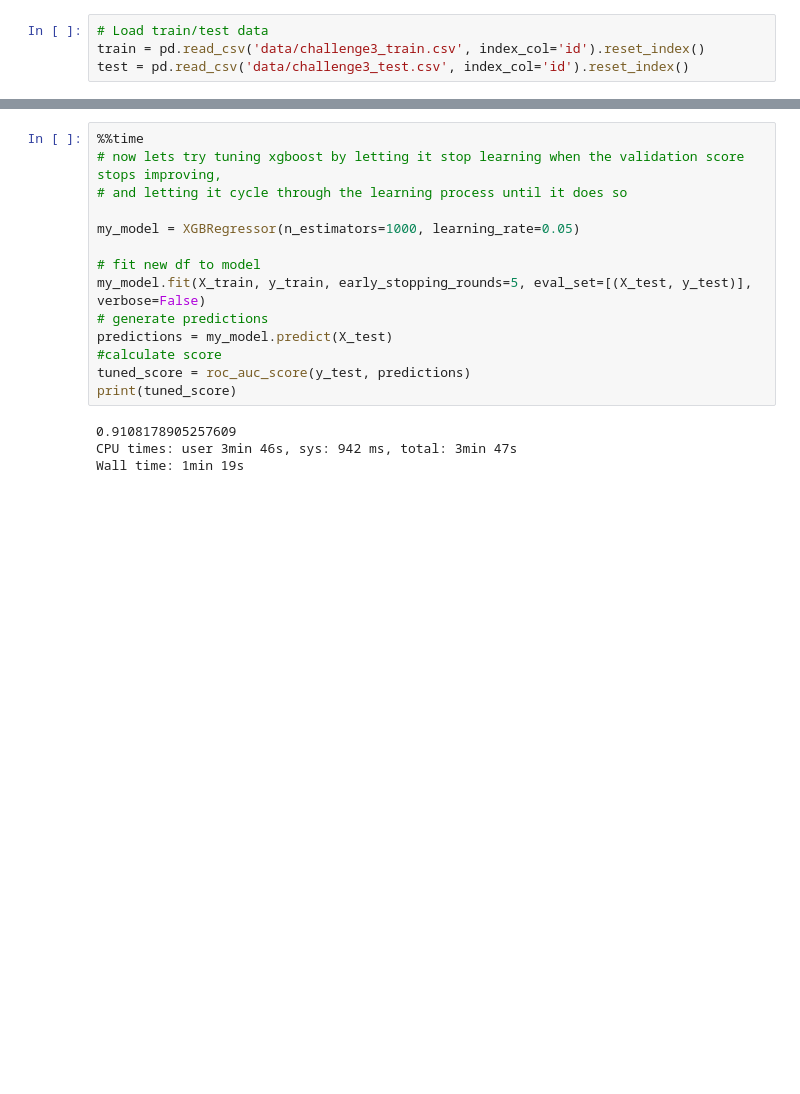
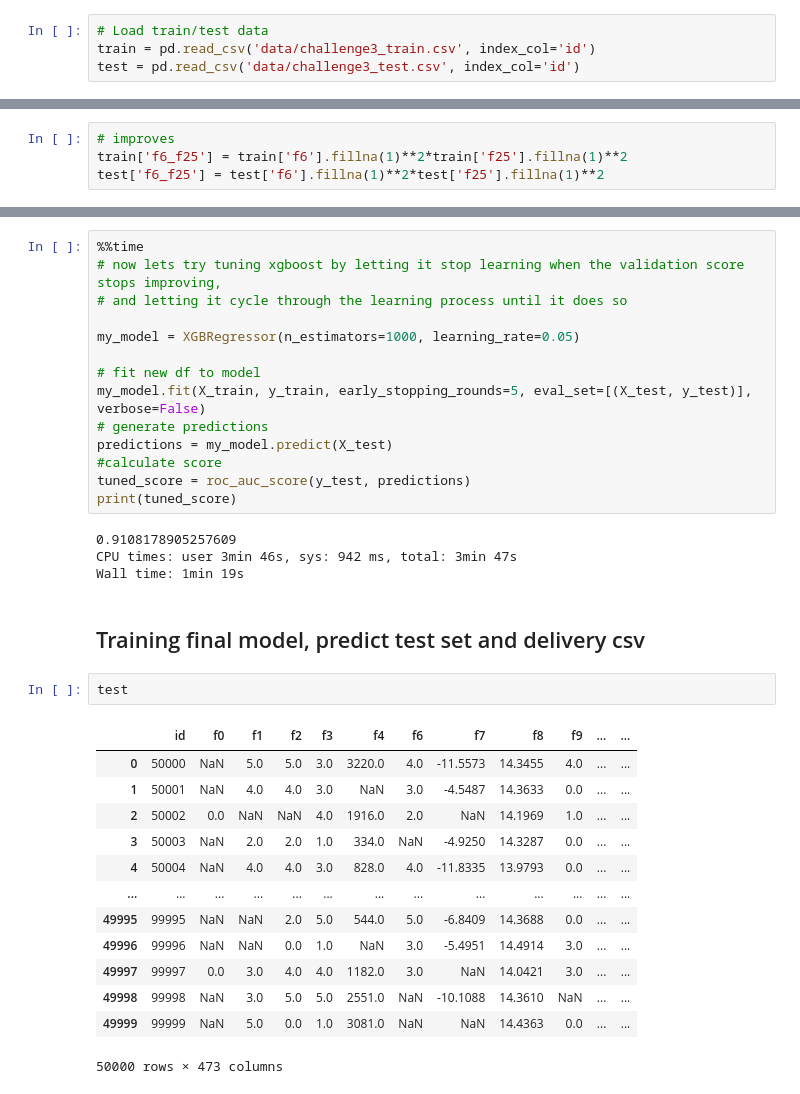
Before and after one commit to oyvindsam/mikkel-og-oyvind, a Jupyter notebook: 477631_short.ipynb, the cells around one changed output, grey strips where cells are left out. Drawn from its saved outputs; the diff is of its cells as text; blank space fills up the shorter version.

```diff
--- a/477631_short.ipynb
+++ b/477631_short.ipynb
@@ -17,8 +17,8 @@ from category_encoders import TargetEncoder
 from xgboost import XGBRegressor
 # %%
 # Load train/test data
-train = pd.read_csv('data/challenge3_train.csv', index_col='id').reset_index()
-test = pd.read_csv('data/challenge3_test.csv', index_col='id').reset_index()
+train = pd.read_csv('data/challenge3_train.csv', index_col='id')
+test = pd.read_csv('data/challenge3_test.csv', index_col='id')
 # %%
 # Helper lists for column types
 features_bin = ['f0', 'f26'] # binary
@@ -52,6 +52,10 @@ Similar to data cleaning, we have tested each step to see if it improves
 # improves
 train['f6_f0'] = train['f6'].fillna(1)**2*train['f0'].fillna(1)**2
 test['f6_f0'] = test['f6'].fillna(1)**2*test['f0'].fillna(1)**2
+# %%
+# improves
+train['f6_f25'] = train['f6'].fillna(1)**2*train['f25'].fillna(1)**2
+test['f6_f25'] = test['f6'].fillna(1)**2*test['f25'].fillna(1)**2
 # %%
 # We hypothesise column f11 describes months, from 0-11
 # so add cyclical feature
@@ -253,3 +257,21 @@ print(tuned_score)
 0.9108178905257609
 CPU times: user 3min 46s, sys: 942 ms, total: 3min 47s
 Wall time: 1min 19s
+# %% [markdown]
+## Training final model, predict test set and delivery csv
+# %%
+test
+# %% [output]
+|  | id | f0 | f1 | f2 | f3 | f4 | f6 | f7 | f8 | f9 | ... | ... |
+| 0 | 50000 | NaN | 5.0 | 5.0 | 3.0 | 3220.0 | 4.0 | -11.5573 | 14.3455 | 4.0 | ... | ... |
+| 1 | 50001 | NaN | 4.0 | 4.0 | 3.0 | NaN | 3.0 | -4.5487 | 14.3633 | 0.0 | ... | ... |
+| 2 | 50002 | 0.0 | NaN | NaN | 4.0 | 1916.0 | 2.0 | NaN | 14.1969 | 1.0 | ... | ... |
+| 3 | 50003 | NaN | 2.0 | 2.0 | 1.0 | 334.0 | NaN | -4.9250 | 14.3287 | 0.0 | ... | ... |
+| 4 | 50004 | NaN | 4.0 | 4.0 | 3.0 | 828.0 | 4.0 | -11.8335 | 13.9793 | 0.0 | ... | ... |
+| ... | ... | ... | ... | ... | ... | ... | ... | ... | ... | ... | ... | ... |
+| 49995 | 99995 | NaN | NaN | 2.0 | 5.0 | 544.0 | 5.0 | -6.8409 | 14.3688 | 0.0 | ... | ... |
+| 49996 | 99996 | NaN | NaN | 0.0 | 1.0 | NaN | 3.0 | -5.4951 | 14.4914 | 3.0 | ... | ... |
+| 49997 | 99997 | 0.0 | 3.0 | 4.0 | 4.0 | 1182.0 | 3.0 | NaN | 14.0421 | 3.0 | ... | ... |
+| 49998 | 99998 | NaN | 3.0 | 5.0 | 5.0 | 2551.0 | NaN | -10.1088 | 14.3610 | NaN | ... | ... |
+| 49999 | 99999 | NaN | 5.0 | 0.0 | 1.0 | 3081.0 | NaN | NaN | 14.4363 | 0.0 | ... | ... |
+50000 rows × 473 columns
```
Also changed, not shown: parts of 2 cells of this notebook, 1 other file.
